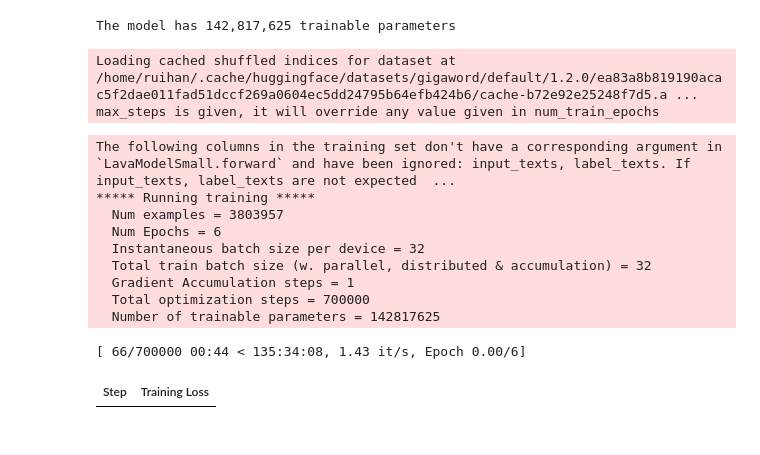
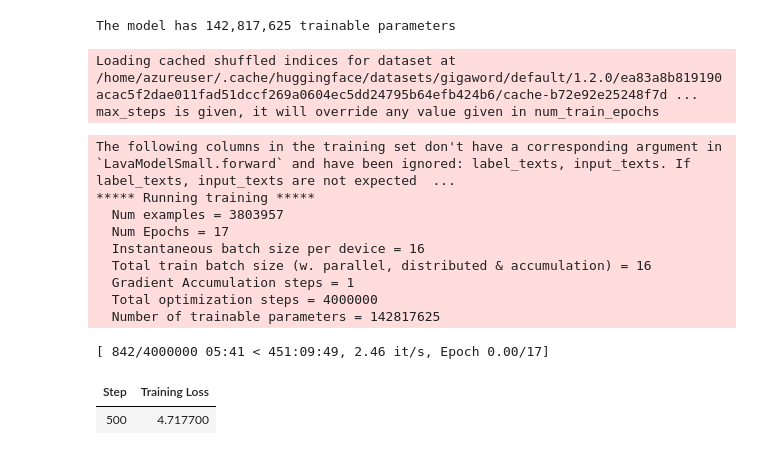
Before and after one commit to cestwc/Differentiable-ROUGE-score, a Jupyter notebook: Train Lava (small) under CE loss.ipynb, the cells around one changed output. Cells and saved outputs as stored; diff of their text form; code cells hidden in the pictures.

```diff
--- a/Train Lava (small) under CE loss.ipynb
+++ b/Train Lava (small) under CE loss.ipynb
@@ -47,7 +49,7 @@ training_args = TrainingArguments(
     output_dir= 'lava-ce',
     overwrite_output_dir=True,
     num_train_epochs=1,
-    max_steps = 2000_000,
+    max_steps = 4000_000,
     per_device_train_batch_size=16,
     save_steps=5_000,
     save_total_limit=3,
@@ -77,22 +79,23 @@ trainer = Trainer(
     # callbacks = [EarlyStoppingCallback(early_stopping_patience=7)],
 )
 # %% [output]
-Loading cached shuffled indices for dataset at /home/ruihan/.cache/huggingface/datasets/gigaword/default/1.2.0/ea83a8b819190acac5f2dae011fad51dccf269a0604ec5dd24795b64efb424b6/cache-b72e92e25248f7d5.a ...
+Loading cached shuffled indices for dataset at /home/azureuser/.cache/huggingface/datasets/gigaword/default/1.2.0/ea83a8b819190acac5f2dae011fad51dccf269a0604ec5dd24795b64efb424b6/cache-b72e92e25248f7d ...
 max_steps is given, it will override any value given in num_train_epochs
 # %%
-trainer.train(resume_from_checkpoint = True)
+trainer.train(resume_from_checkpoint = False)
 # %% [output]
-The following columns in the training set don't have a corresponding argument in `LavaModelSmall.forward` and have been ignored: input_texts, label_texts. If input_texts, label_texts are not expected  ...
+The following columns in the training set don't have a corresponding argument in `LavaModelSmall.forward` and have been ignored: label_texts, input_texts. If label_texts, input_texts are not expected  ...
 ***** Running training *****
   Num examples = 3803957
-  Num Epochs = 6
-  Instantaneous batch size per device = 32
-  Total train batch size (w. parallel, distributed & accumulation) = 32
+  Num Epochs = 17
+  Instantaneous batch size per device = 16
+  Total train batch size (w. parallel, distributed & accumulation) = 16
   Gradient Accumulation steps = 1
-  Total optimization steps = 700000
+  Total optimization steps = 4000000
   Number of trainable parameters = 142817625
-[ 66/700000 00:44 < 135:34:08, 1.43 it/s, Epoch 0.00/6]
+[ 842/4000000 05:41 < 451:09:49, 2.46 it/s, Epoch 0.00/17]
 | Step | Training Loss |
+| 500 | 4.717700 |
 # %%
 trainer.evaluate()
 # %%
```
Also changed, not shown: parts of 2 cells of this notebook, 1 other file.
